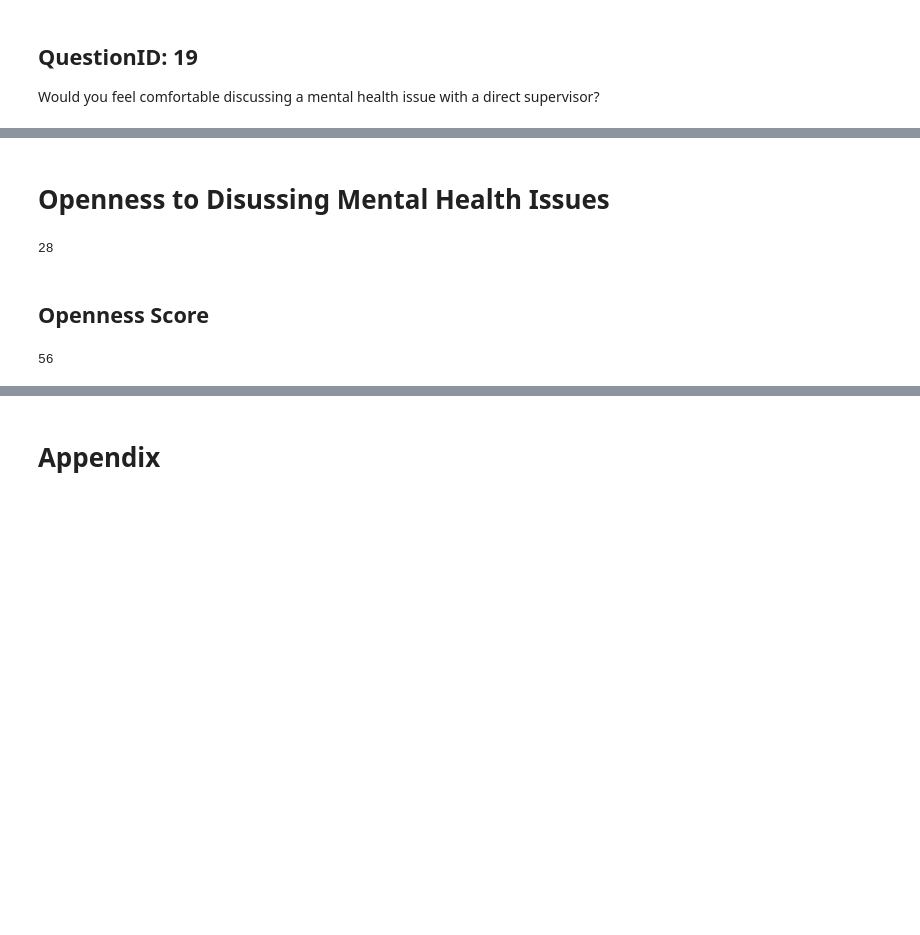
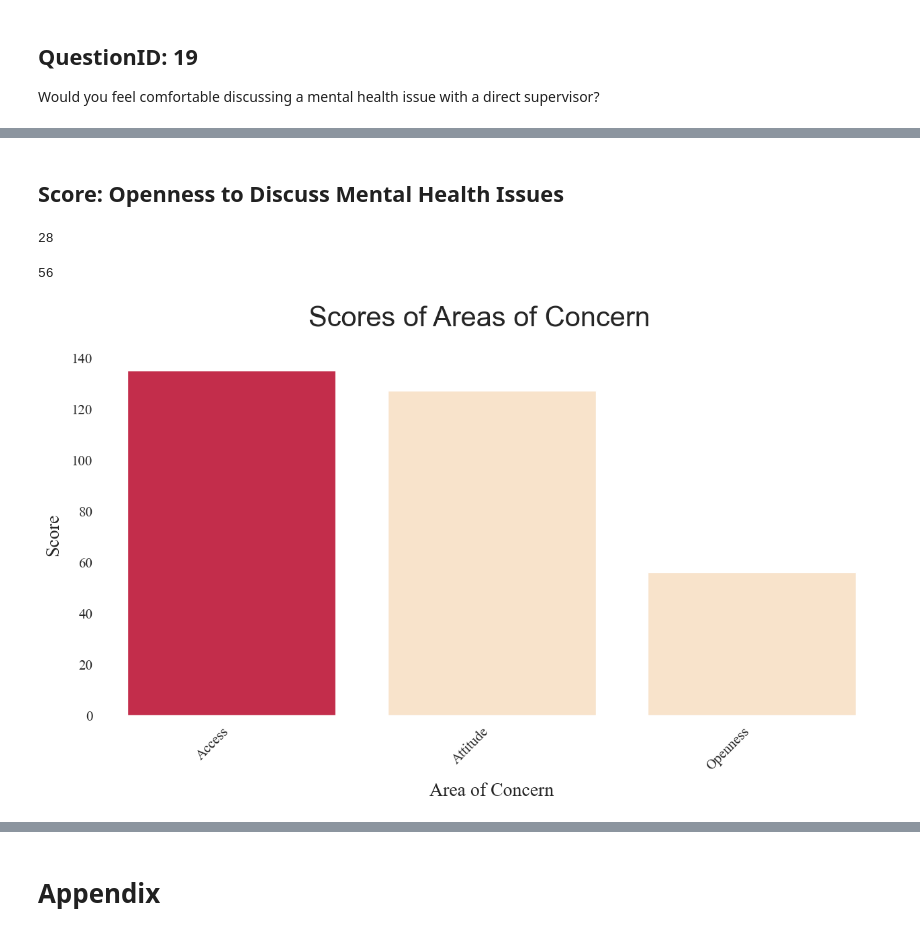
Before and after one commit to KevinNourian/MentalHealth, a Jupyter notebook: Notebook Drafts/3_MentalHealthTechIndustry.ipynb, the cells around one changed output, grey strips where cells are left out. Cells and saved outputs as stored; diff of their text form; code cells hidden in the pictures; blank space fills up the shorter version.

```diff
--- a/Notebook Drafts/3_MentalHealthTechIndustry.ipynb
+++ b/Notebook Drafts/3_MentalHealthTechIndustry.ipynb
@@ -710,17 +741,15 @@ Access_Score
-# %% [markdown]
-# Openness to Disussing Mental Health Issues
-# %%
-df_openness = pd.merge(
-    pd.merge(df_Answer12TechinTech, df_Answer18TechinTech, on="UserID"),
-    df_Answer19TechinTech,
-    on="UserID",
-    how="inner",
-)
-df_openness.UserID.count()
-# %% [output]
-28
 # %% [markdown]
-## Openness Score
+## Score: Openness to Discuss Mental Health Issues
+# %%
+df_openness = pd.merge(
+    pd.merge(df_Answer12TechinTech, df_Answer18TechinTech, on="UserID"),
+    df_Answer19TechinTech,
+    on="UserID",
+    how="inner",
+)
+df_openness.UserID.count()
+# %% [output]
+28
 # %%
 Openness_Score = (
     (TechinTech_Answer12 * Yes_Answer12)
@@ -731,3 +760,33 @@ Openness_Score = int(Openness_Score)
 Openness_Score
 # %% [output]
 56
+# %%
+plt.rcParams.update(params)
+
+fig, axes = plt.subplots(1, 1, figsize=(15, 7))
+sns.set(style="white")
+
+scores = pd.DataFrame({'Area':['Access', 'Attitude', 'Openness'], 'Value':[Access_Score, Attitude_Score, Openness_Score]})
+
+chart = sns.barplot(
+    ax=axes,
+    x="Area",
+    y="Value",
+    data=scores,
+    errorbar=None,
+    palette=[ord_color if x != "Access" else spec_lev1
+        for x in scores["Area"]],
+)
+
+
+plt.xlabel("Area of Concern")
+plt.ylabel("Score")
+plt.xticks()
+plt.yticks()
+
+chart.set_xticklabels(chart.get_xticklabels(), rotation=45, horizontalalignment="right")
+plt.suptitle("Scores of Areas of Concern")
+
+plt.show()
+# %% [output]
+[figure, added]
```
Also changed, not shown: parts of 40 cells of this notebook.
